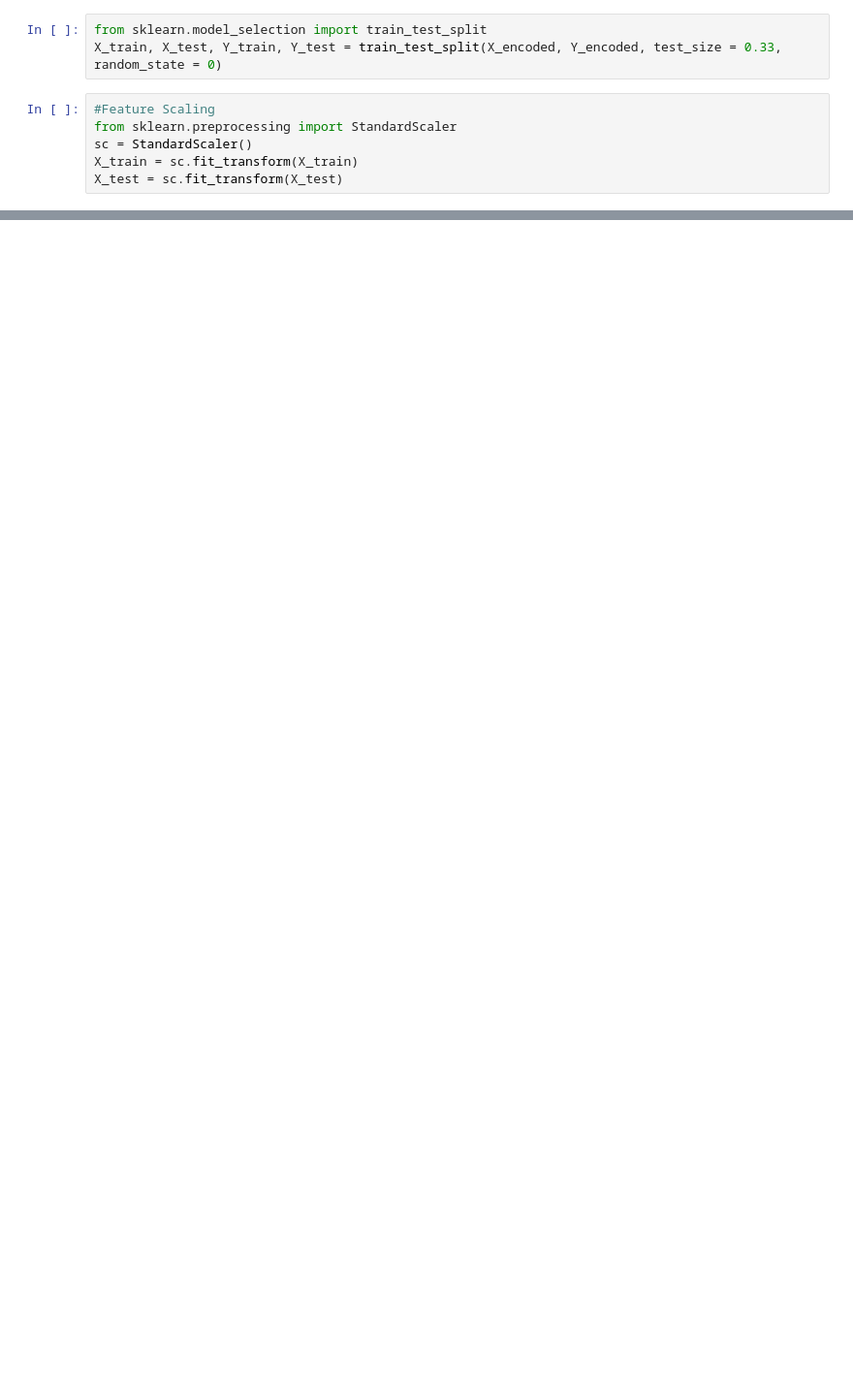
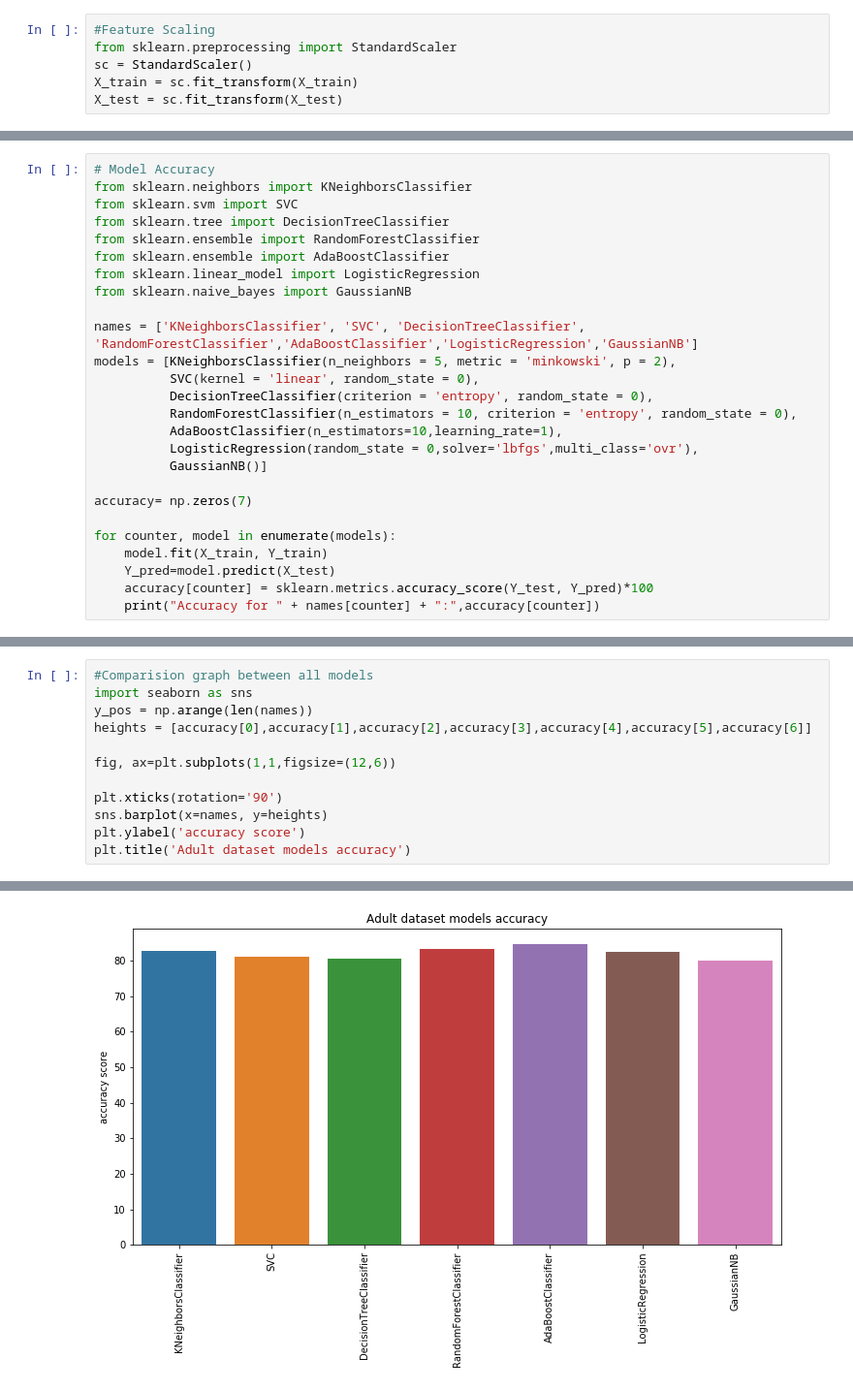
Before and after one commit to Mananp96/Machine-Learning-Models, a Jupyter notebook: classification-models/Adult/models/code.ipynb, the cells around one changed output, grey strips where cells are left out. Shown: that part at 97% size. Drawn from its saved outputs; the diff is of its cells as text; blank space fills up the shorter version.

Commit message:
Reworked on Adult Dataset

```diff
--- a/classification-models/Adult/models/code.ipynb
+++ b/classification-models/Adult/models/code.ipynb
@@ -25,6 +82,3 @@ Y_encoded = labelencoder.fit_transform(x_temp)
-# %%
-from sklearn.model_selection import train_test_split
-X_train, X_test, Y_train, Y_test = train_test_split(X_encoded, Y_encoded, test_size = 0.33, random_state = 0)
 # %%
 #Feature Scaling
 from sklearn.preprocessing import StandardScaler
@@ -47,0 +88,26 @@ Logistic Regression :0.940070723990322
+# %%
+# Model Accuracy
+from sklearn.neighbors import KNeighborsClassifier
+from sklearn.svm import SVC
+from sklearn.tree import DecisionTreeClassifier
+from sklearn.ensemble import RandomForestClassifier
+from sklearn.ensemble import AdaBoostClassifier
+from sklearn.linear_model import LogisticRegression
+from sklearn.naive_bayes import GaussianNB
+
+names = ['KNeighborsClassifier', 'SVC', 'DecisionTreeClassifier', 'RandomForestClassifier','AdaBoostClassifier','LogisticRegression','GaussianNB']
+models = [KNeighborsClassifier(n_neighbors = 5, metric = 'minkowski', p = 2),
+          SVC(kernel = 'linear', random_state = 0),
+          DecisionTreeClassifier(criterion = 'entropy', random_state = 0),
+          RandomForestClassifier(n_estimators = 10, criterion = 'entropy', random_state = 0),
+          AdaBoostClassifier(n_estimators=10,learning_rate=1),
+          LogisticRegression(random_state = 0,solver='lbfgs',multi_class='ovr'),
+          GaussianNB()]
+
+accuracy= np.zeros(7)
+
+for counter, model in enumerate(models):
+    model.fit(X_train, Y_train)
+    Y_pred=model.predict(X_test)
+    accuracy[counter] = sklearn.metrics.accuracy_score(Y_test, Y_pred)*100
+    print("Accuracy for " + names[counter] + ":",accuracy[counter])
@@ -47,0 +122,13 @@ Logistic Regression :0.940070723990322
+# %%
+#Comparision graph between all models
+import seaborn as sns
+y_pos = np.arange(len(names))
+heights = [accuracy[0],accuracy[1],accuracy[2],accuracy[3],accuracy[4],accuracy[5],accuracy[6]]
+
+fig, ax=plt.subplots(1,1,figsize=(12,6))
+
+plt.xticks(rotation='90')
+sns.barplot(x=names, y=heights)
+plt.ylabel('accuracy score')
+plt.title('Adult dataset models accuracy')
+# %% [output]
@@ -47,0 +136 @@ Logistic Regression :0.940070723990322
+[figure, added]
```
Also changed, not shown: parts of 7 cells of this notebook.
